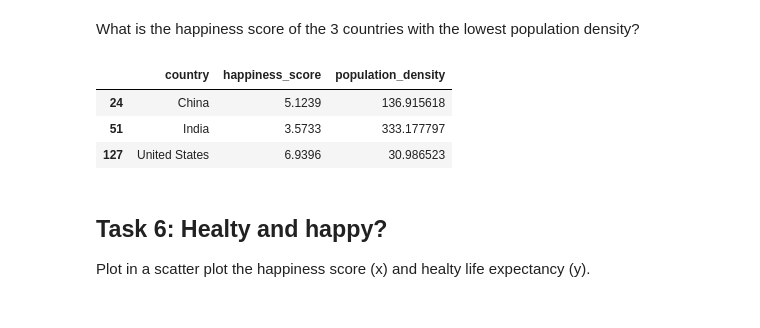
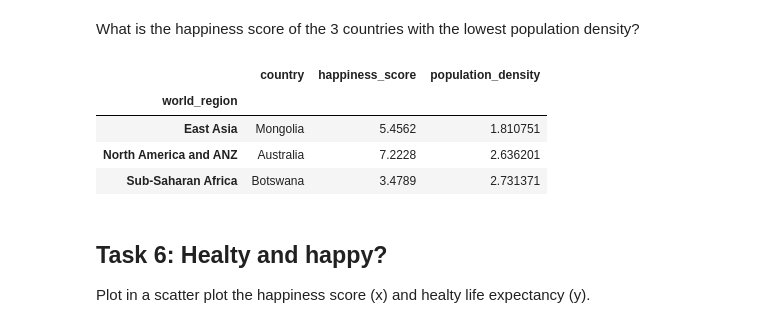
Before and after one commit to roduit/2023, a Jupyter notebook: Exercises/01 - Handling data/Happiness.ipynb, the cells around one changed output. Drawn from its saved outputs; the diff is of its cells as text; code cells hidden in the pictures.

```diff
--- a/Exercises/01 - Handling data/Happiness.ipynb
+++ b/Exercises/01 - Handling data/Happiness.ipynb
@@ -152,7 +148,7 @@ Print the names of the countries with a level of literacy of 100%.
 
 For each country, print the name and the world region in the format: *{region name} - {country name} ({happiness score})*
 # %%
-country_features.set_index(['world_region'])
+country_features.set_index(['world_region'], inplace=True)
 full_literacy = country_features.query('literacy == 100')
 for index, row in full_literacy.iterrows():
     print(row['country'])
@@ -224,12 +228,13 @@ country_features
 # %% [markdown]
 What is the happiness score of the 3 countries with the lowest population density?
 # %%
-country_features.sort_values(ascending=[False,False], by=['population','happiness_score'])[['country','happiness_score','population_density']].head(3)
+country_features.sort_values(ascending=[True,True], by=['population_density','happiness_score'])[['country','happiness_score','population_density']].head(3)
 # %% [output]
 |  | country | happiness_score | population_density |
-| 24 | China | 5.1239 | 136.915618 |
-| 51 | India | 3.5733 | 333.177797 |
-| 127 | United States | 6.9396 | 30.986523 |
+| world_region |  |  |  |
+| East Asia | Mongolia | 5.4562 | 1.810751 |
+| North America and ANZ | Australia | 7.2228 | 2.636201 |
+| Sub-Saharan Africa | Botswana | 3.4789 | 2.731371 |
 # %% [markdown]
 ## Task 6: Healty and happy?
 
```
Also changed, not shown: parts of 7 cells of this notebook.
